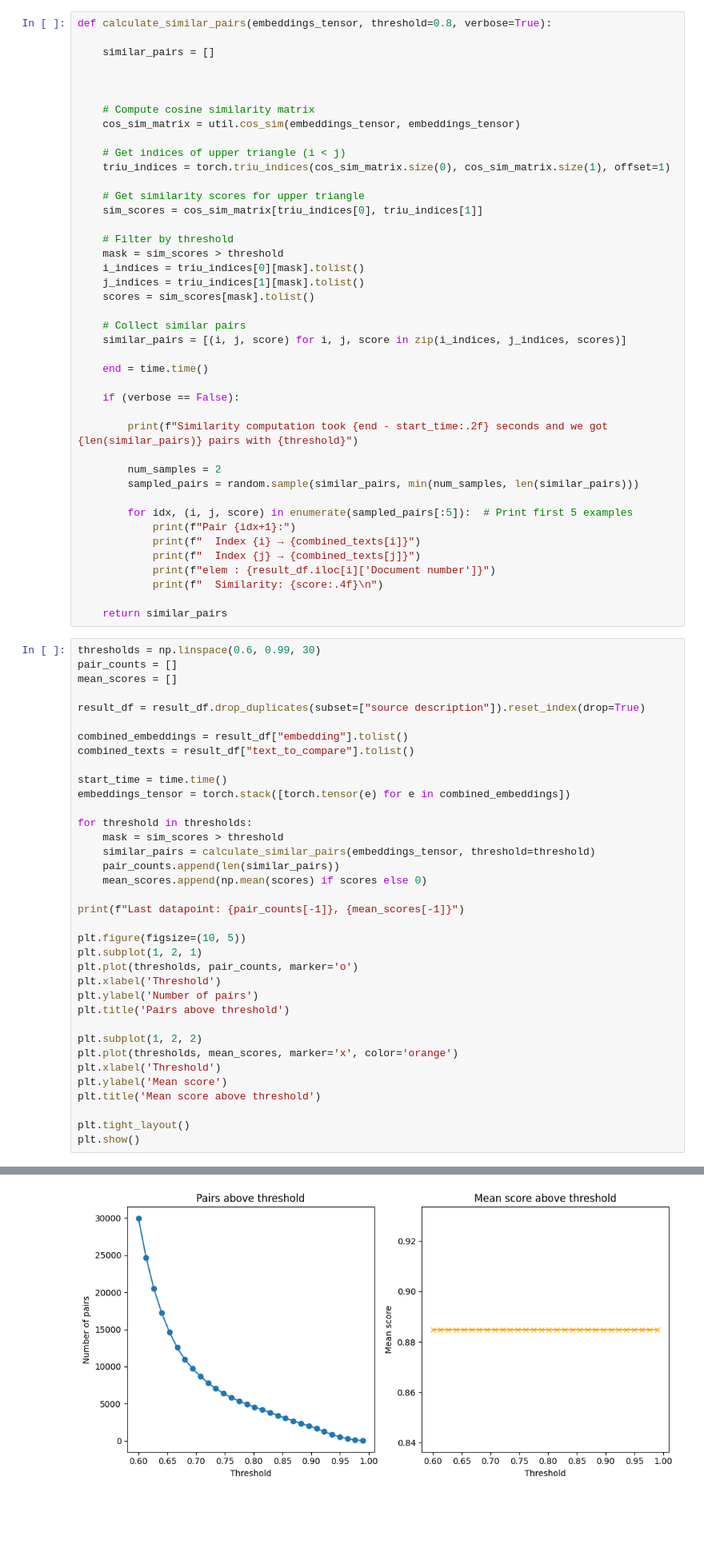
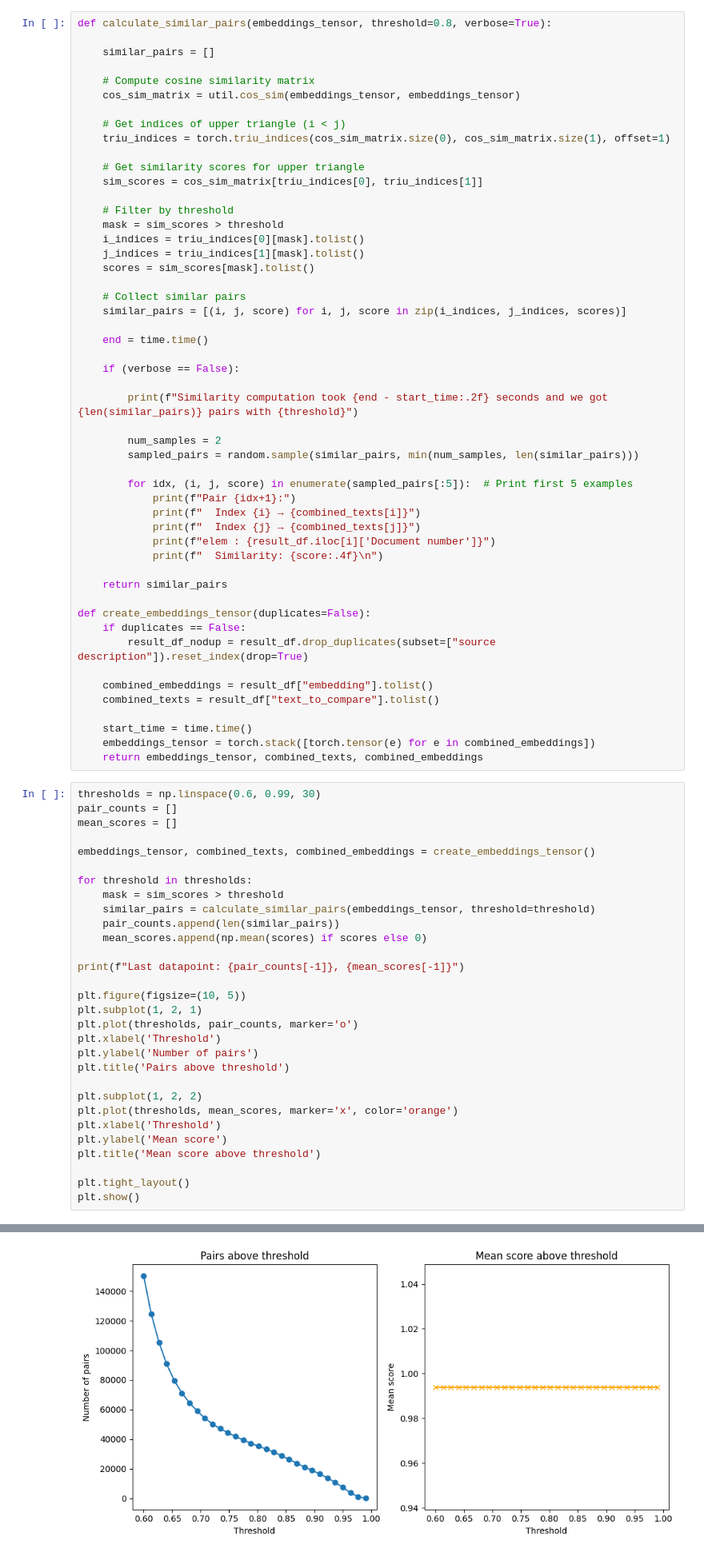
Before and after one commit to olliglorioso/vtt-innovation-duplication, a Jupyter notebook: main.ipynb, the cells around one changed output, grey strips where cells are left out. Shown: that part at 80% size. Cells and saved outputs as stored; diff of their text form; blank space fills up the shorter version.

Commit message:
Start final resulting graph

```diff
--- a/main.ipynb
+++ b/main.ipynb
@@ -67,8 +67,6 @@ result_df.head()
 def calculate_similar_pairs(embeddings_tensor, threshold=0.8, verbose=True):
 
     similar_pairs = []
-
-
 
     # Compute cosine similarity matrix
     cos_sim_matrix = util.cos_sim(embeddings_tensor, embeddings_tensor)
@@ -105,18 +103,23 @@ def calculate_similar_pairs(embeddings_tensor, threshold=0.8, verbose=True):
             print(f"  Similarity: {score:.4f}\n")
 
     return similar_pairs
+
+def create_embeddings_tensor(duplicates=False):
+    if duplicates == False:
+        result_df_nodup = result_df.drop_duplicates(subset=["source description"]).reset_index(drop=True)
+
+    combined_embeddings = result_df["embedding"].tolist()
+    combined_texts = result_df["text_to_compare"].tolist()
+
+    start_time = time.time()
+    embeddings_tensor = torch.stack([torch.tensor(e) for e in combined_embeddings])
+    return embeddings_tensor, combined_texts, combined_embeddings
 # %%
 thresholds = np.linspace(0.6, 0.99, 30)
 pair_counts = []
 mean_scores = []
 
-result_df = result_df.drop_duplicates(subset=["source description"]).reset_index(drop=True)
-
-combined_embeddings = result_df["embedding"].tolist()
-combined_texts = result_df["text_to_compare"].tolist()
-
-start_time = time.time()
-embeddings_tensor = torch.stack([torch.tensor(e) for e in combined_embeddings])
+embeddings_tensor, combined_texts, combined_embeddings = create_embeddings_tensor()
 
 for threshold in thresholds:
     mask = sim_scores > threshold
@@ -146,4 +149,4 @@ Last datapoint: 27, 0.8849423171305352
-[figure, old version]
+[figure, new version]
 # %% [markdown]
 # Let's group the pairs
 # %%
```
Also changed, not shown: parts of 7 cells of this notebook.
